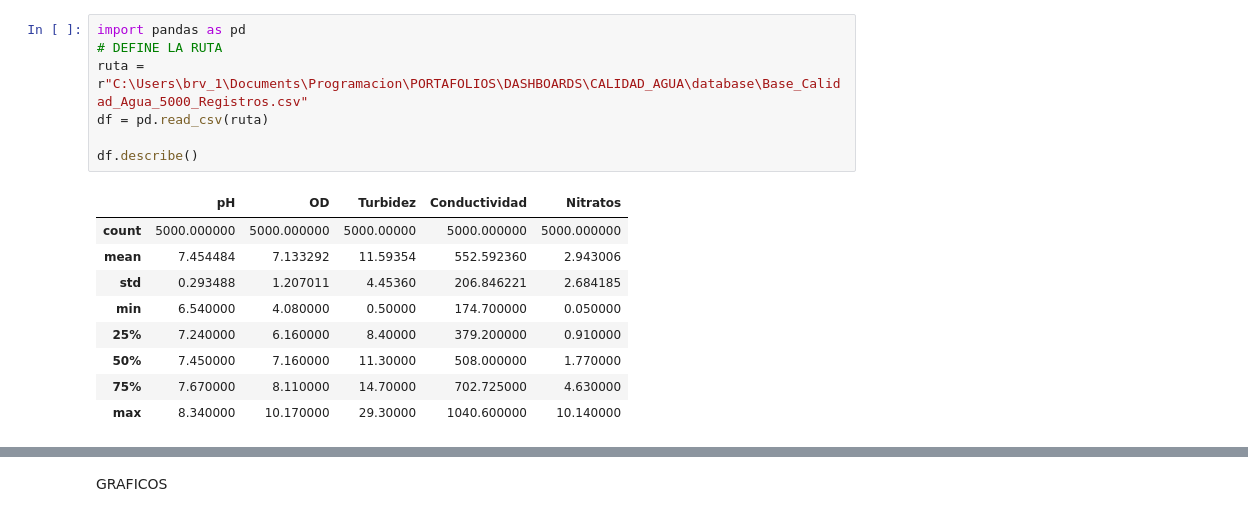
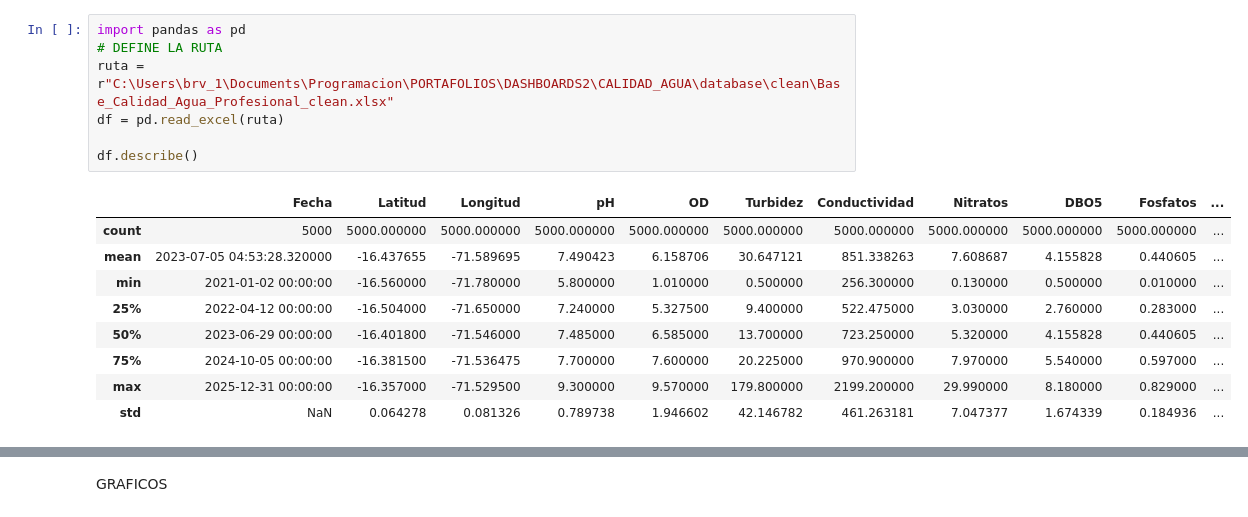
Before and after one commit to BramosV/DASHBOARDS, a Jupyter notebook: CALIDAD_AGUA/notebooks/data_agua.ipynb, the cells around one changed output, grey strips where cells are left out. Drawn from its saved outputs; the diff is of its cells as text.

```diff
--- a/CALIDAD_AGUA/notebooks/data_agua.ipynb
+++ b/CALIDAD_AGUA/notebooks/data_agua.ipynb
@@ -1,20 +1,20 @@
 # %%
 import pandas as pd
 # DEFINE LA RUTA
-ruta = r"C:\Users\brv_1\Documents\Programacion\PORTAFOLIOS\DASHBOARDS\CALIDAD_AGUA\database\Base_Calidad_Agua_5000_Registros.csv"
-df = pd.read_csv(ruta)
+ruta = r"C:\Users\brv_1\Documents\Programacion\PORTAFOLIOS\DASHBOARDS2\CALIDAD_AGUA\database\clean\Base_Calidad_Agua_Profesional_clean.xlsx"
+df = pd.read_excel(ruta)
 
 df.describe()
 # %% [output]
-|  | pH | OD | Turbidez | Conductividad | Nitratos |
-| count | 5000.000000 | 5000.000000 | 5000.00000 | 5000.000000 | 5000.000000 |
-| mean | 7.454484 | 7.133292 | 11.59354 | 552.592360 | 2.943006 |
-| std | 0.293488 | 1.207011 | 4.45360 | 206.846221 | 2.684185 |
-| min | 6.540000 | 4.080000 | 0.50000 | 174.700000 | 0.050000 |
-| 25% | 7.240000 | 6.160000 | 8.40000 | 379.200000 | 0.910000 |
-| 50% | 7.450000 | 7.160000 | 11.30000 | 508.000000 | 1.770000 |
-| 75% | 7.670000 | 8.110000 | 14.70000 | 702.725000 | 4.630000 |
-| max | 8.340000 | 10.170000 | 29.30000 | 1040.600000 | 10.140000 |
+|  | Fecha | Latitud | Longitud | pH | OD | Turbidez | Conductividad | Nitratos | DBO5 | Fosfatos | ... |
+| count | 5000 | 5000.000000 | 5000.000000 | 5000.000000 | 5000.000000 | 5000.000000 | 5000.000000 | 5000.000000 | 5000.000000 | 5000.000000 | ... |
+| mean | 2023-07-05 04:53:28.320000 | -16.437655 | -71.589695 | 7.490423 | 6.158706 | 30.647121 | 851.338263 | 7.608687 | 4.155828 | 0.440605 | ... |
+| min | 2021-01-02 00:00:00 | -16.560000 | -71.780000 | 5.800000 | 1.010000 | 0.500000 | 256.300000 | 0.130000 | 0.500000 | 0.010000 | ... |
+| 25% | 2022-04-12 00:00:00 | -16.504000 | -71.650000 | 7.240000 | 5.327500 | 9.400000 | 522.475000 | 3.030000 | 2.760000 | 0.283000 | ... |
+| 50% | 2023-06-29 00:00:00 | -16.401800 | -71.546000 | 7.485000 | 6.585000 | 13.700000 | 723.250000 | 5.320000 | 4.155828 | 0.440605 | ... |
+| 75% | 2024-10-05 00:00:00 | -16.381500 | -71.536475 | 7.700000 | 7.600000 | 20.225000 | 970.900000 | 7.970000 | 5.540000 | 0.597000 | ... |
+| max | 2025-12-31 00:00:00 | -16.357000 | -71.529500 | 9.300000 | 9.570000 | 179.800000 | 2199.200000 | 29.990000 | 8.180000 | 0.829000 | ... |
+| std | NaN | 0.064278 | 0.081326 | 0.789738 | 1.946602 | 42.146782 | 461.263181 | 7.047377 | 1.674339 | 0.184936 | ... |
 # %%
 df.corr(numeric_only=True)
 # %% [output]
```
Also changed, not shown: parts of 14 cells of this notebook, 20 other files.
